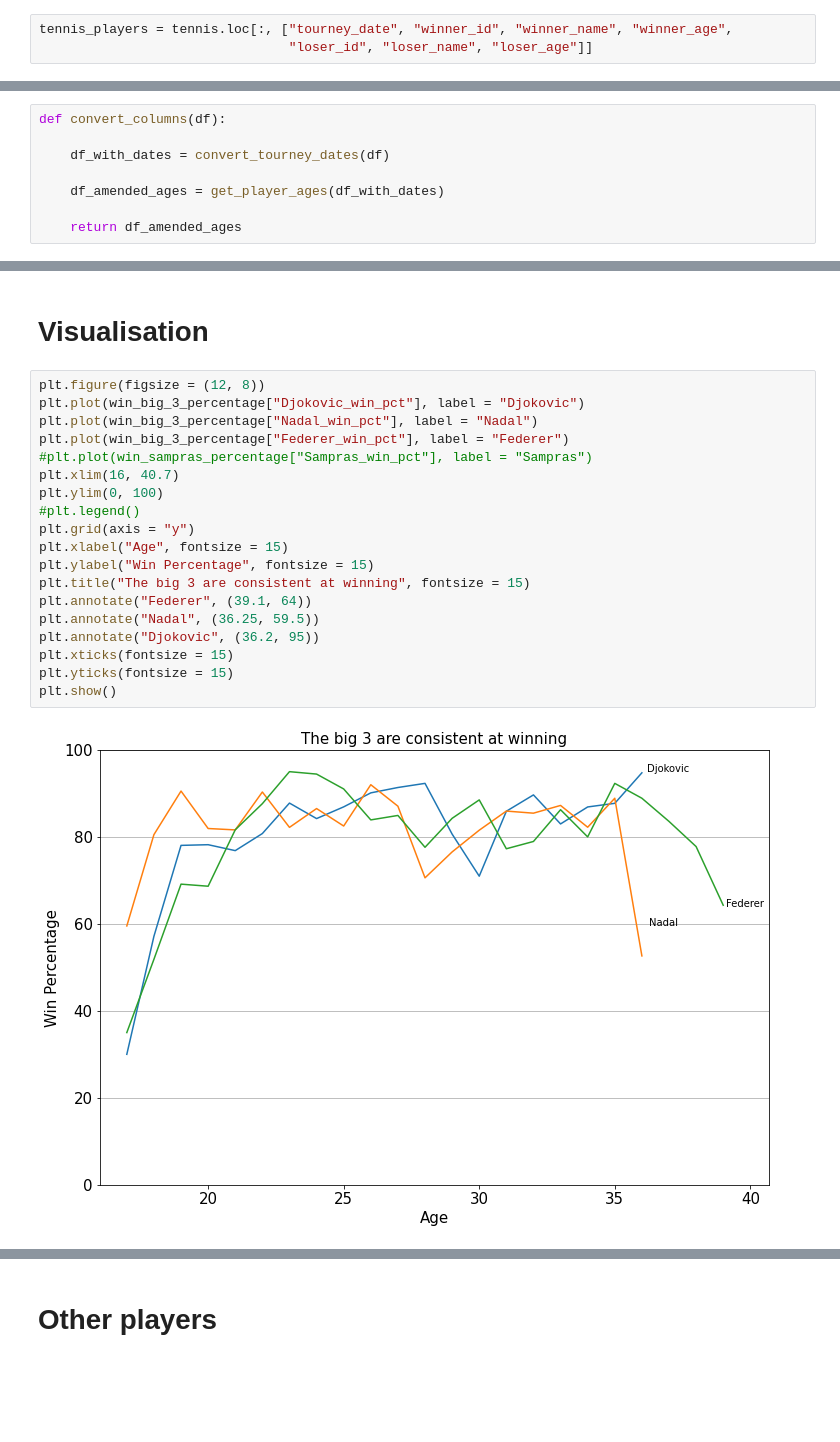
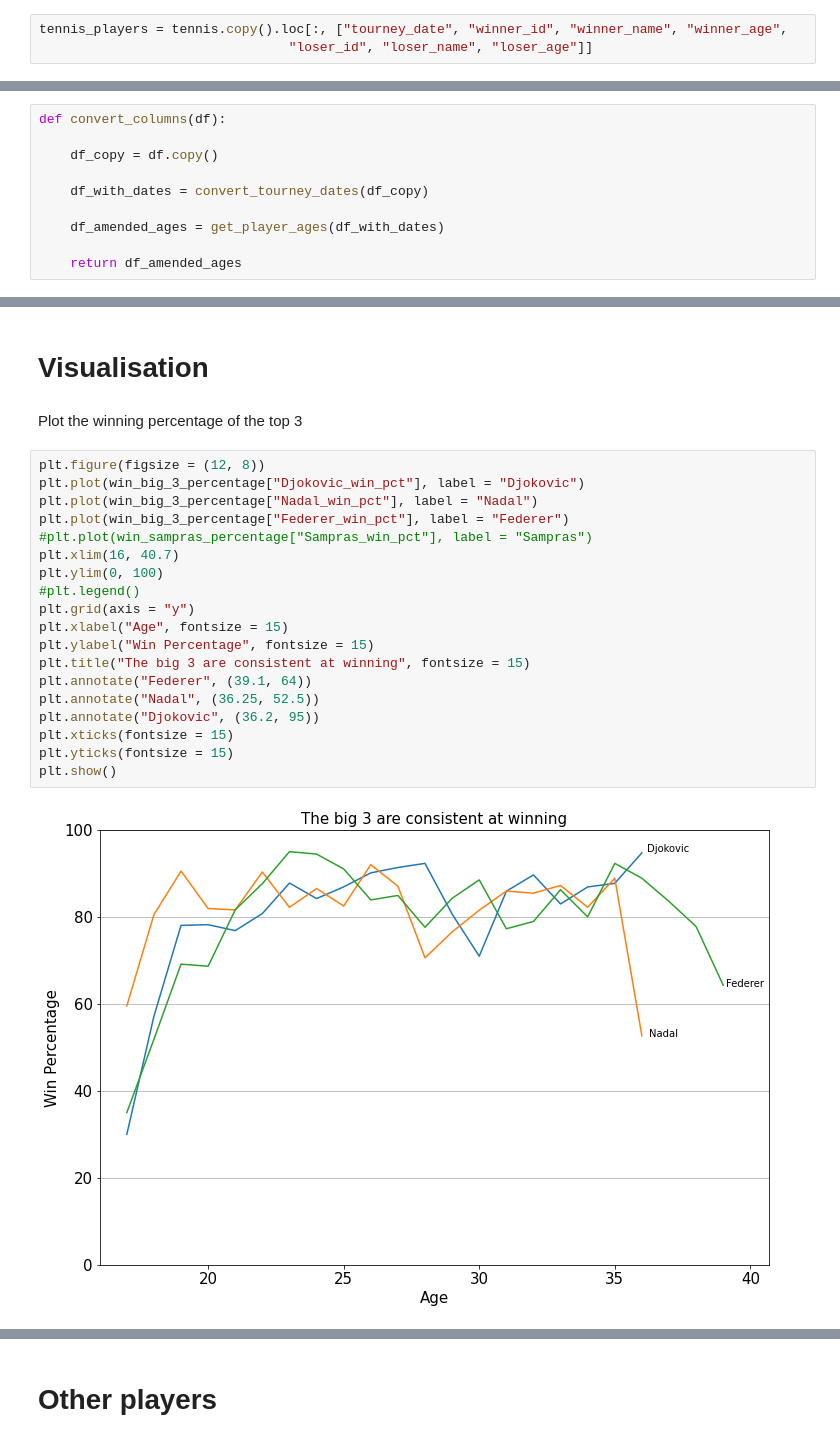
Before and after one commit to harryclem/TennisTop3, a Jupyter notebook: Top 3 tennis figures.ipynb, the cells around one changed output, grey strips where cells are left out. Cells and saved outputs as stored; diff of their text form; blank space fills up the shorter version.

```diff
--- a/Top 3 tennis figures.ipynb
+++ b/Top 3 tennis figures.ipynb
@@ -47,6 +49,6 @@ Index(['tourney_id', 'tourney_name', 'surface', 'draw_size', 'tourney_level',
 # %% [markdown]
 Get only the relevant columns for calculating the statistics
 # %%
-tennis_players = tennis.loc[:, ["tourney_date", "winner_id", "winner_name", "winner_age",
+tennis_players = tennis.copy().loc[:, ["tourney_date", "winner_id", "winner_name", "winner_age",
                                 "loser_id", "loser_name", "loser_age"]]
 # %% [markdown]
@@ -54,7 +56,9 @@ Convert the columns using functions for dat and age
 # %%
 def convert_columns(df):
 
-    df_with_dates = convert_tourney_dates(df)
+    df_copy = df.copy()
+
+    df_with_dates = convert_tourney_dates(df_copy)
 
     df_amended_ages = get_player_ages(df_with_dates)
 
@@ -149,23 +173,25 @@ win_big_3_percentage = calculate_win_pct(all_wins_losses, big_3_pct, big_3_win,
 # %% [markdown]
 # Visualisation
+# %% [markdown]
+Plot the winning percentage of the top 3
 # %%
 plt.figure(figsize = (12, 8))
 plt.plot(win_big_3_percentage["Djokovic_win_pct"], label = "Djokovic")
 plt.plot(win_big_3_percentage["Nadal_win_pct"], label = "Nadal")
 plt.plot(win_big_3_percentage["Federer_win_pct"], label = "Federer")
 #plt.plot(win_sampras_percentage["Sampras_win_pct"], label = "Sampras")
 plt.xlim(16, 40.7)
 plt.ylim(0, 100)
 #plt.legend()
 plt.grid(axis = "y")
 plt.xlabel("Age", fontsize = 15)
 plt.ylabel("Win Percentage", fontsize = 15)
 plt.title("The big 3 are consistent at winning", fontsize = 15)
 plt.annotate("Federer", (39.1, 64))
-plt.annotate("Nadal", (36.25, 59.5))
+plt.annotate("Nadal", (36.25, 52.5))
 plt.annotate("Djokovic", (36.2, 95))
 plt.xticks(fontsize = 15)
 plt.yticks(fontsize = 15)
 plt.show()
 # %% [output]
-[figure, old version]
+[figure, new version]
```
Also changed, not shown: parts of 13 cells of this notebook.
